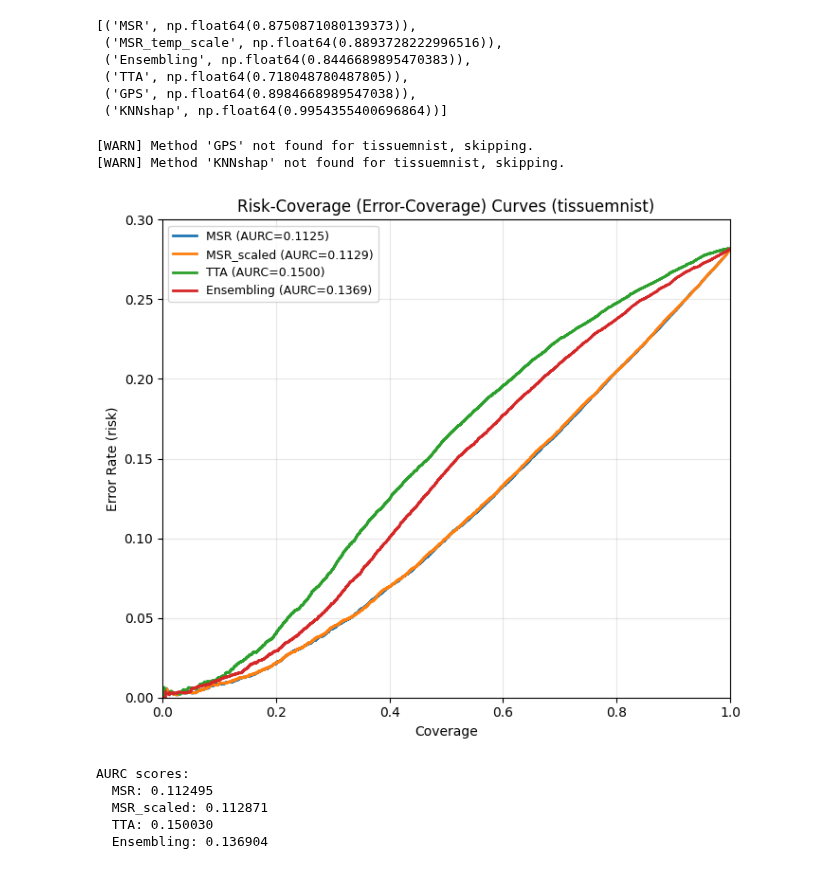
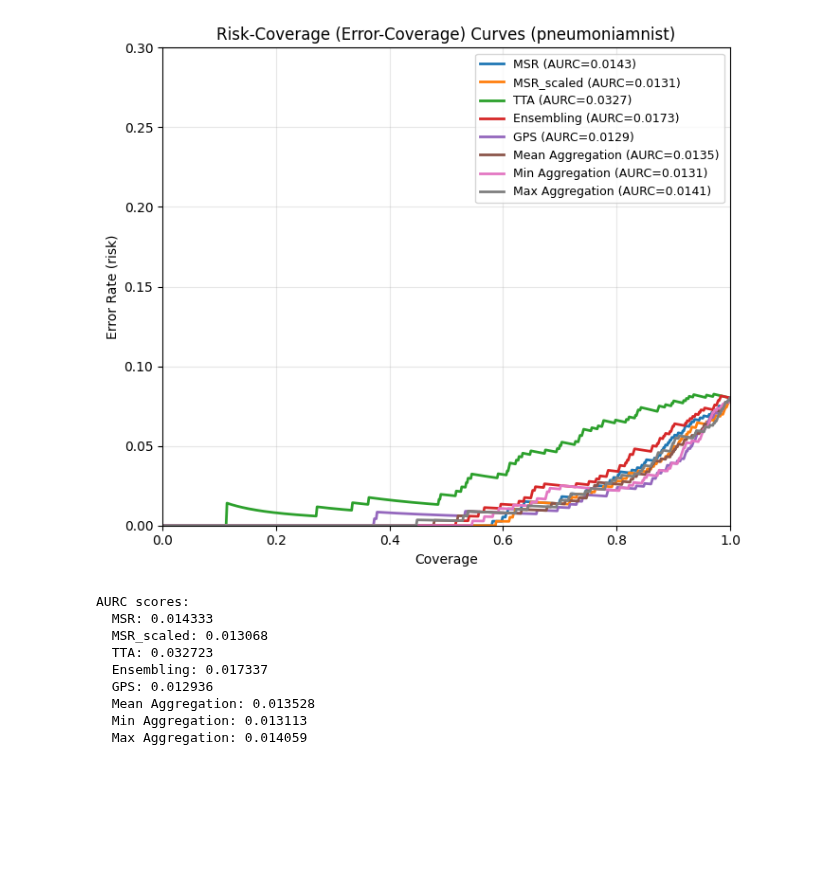
Before and after one commit to pstnmz/FailCatcher, a Jupyter notebook: medMNIST/visualize_results_and_combination.ipynb, the cells around one changed output. Cells and saved outputs as stored; diff of their text form; code cells hidden in the pictures; blank space fills up the shorter version.

Commit message:
add aggregation results

```diff
--- a/medMNIST/visualize_results_and_combination.ipynb
+++ b/medMNIST/visualize_results_and_combination.ipynb
@@ -32,9 +38,0 @@ with open('/mnt/data/psteinmetz/computer_vision_code/code/UQ_Toolbox/medMNIST/me
-# %%
-results['pneumoniamnist']['aucs_UQ']
-# %% [output]
-[('MSR', np.float64(0.8750871080139373)),
- ('MSR_temp_scale', np.float64(0.8893728222996516)),
- ('Ensembling', np.float64(0.8446689895470383)),
- ('TTA', np.float64(0.718048780487805)),
- ('GPS', np.float64(0.8984668989547038)),
- ('KNNshap', np.float64(0.9954355400696864))]
@@ -41 +62,20 @@ results['pneumoniamnist']['aucs_UQ']
+# %%
+def compute_aurc(uq_values, success_labels):
+    """
+    uq_values: iterable of uncertainty scores (lower = more confident)
+    success_labels: list/array of 0/1 (1 = correct prediction)
+    """
+    v = torch.tensor(uq_values, dtype=torch.float32)
+    lab = torch.tensor(success_labels, dtype=torch.float32)
+    if len(v) != len(lab) or len(v) == 0:
+        return math.nan
+    order = torch.argsort(v, descending=False)
+    ordered_lab = lab[order]
+    k = torch.arange(1, len(v)+1, dtype=torch.float32)
+    cum_correct = torch.cumsum(ordered_lab, dim=0)
+    accuracy_prefix = cum_correct / k
+    risk = 1.0 - accuracy_prefix  # error rate among retained
+    coverage = k / len(v)
+    aurc = torch.trapz(risk, coverage).item()
+    return aurc
 # %%
@@ -62,11 +84,26 @@ for ds_name, ds_scores in scores.items():
 # %%
-flag = 'tissuemnist'   # change if needed
+flag = 'pneumoniamnist'   # change if needed
 
-methods_to_plot = ['MSR', 'MSR_temp_scale', 'TTA', 'GPS', 'KNNshap', 'Ensembling']
+# Include aggregation curves (mean/min/max)
+methods_to_plot = ['MSR', 'MSR_temp_scale', 'TTA', 'Ensembling', 'GPS', #'KNNshap',
+                   'Mean Aggregation', 'Min Aggregation', 'Max Aggregation']
 display_name = {'MSR_temp_scale': 'MSR_scaled'}
 
 uq_metrics_list = dict(results[flag]['uq_metrics'])
+
+if flag not in success_failure_dict:
+    raise KeyError(f"'{flag}' not found in success_failure_dict. Available keys: {list(success_failure_dict.keys())}")
+
 labels_tensor = torch.tensor(success_failure_dict[flag], dtype=torch.int64)  # 1=correct, 0=incorrect
+
+# Build aggregation vectors for this dataset (over selected base methods)
+base_for_agg = ['MSR_temp_scale', 'Ensembling', 'GPS']#, 'KNNshap']
+cols = [np.asarray(uq_metrics_list[m], dtype=float) for m in base_for_agg if m in uq_metrics_list]
+if len(cols) >= 2:
+    mat = np.column_stack(cols)
+    uq_metrics_list['Mean Aggregation'] = uq.standardize_and_ensemble(mat, 'mean')
+    uq_metrics_list['Min Aggregation']  = uq.standardize_and_ensemble(mat, 'min')
+    uq_metrics_list['Max Aggregation']  = uq.standardize_and_ensemble(mat, 'max')
 
 aurc_summary = {}
 fig, ax = plt.subplots(figsize=(7,6))
@@ -77,43 +114,43 @@ for m in methods_to_plot:
         continue
 
     vals = torch.tensor(uq_metrics_list[m], dtype=torch.float32)
 
-
-
-    # Manual fallback:
     # Sort by uncertainty ascending (most confident first)
     order = torch.argsort(vals, descending=False)
     ordered_labels = labels_tensor[order].float()  # 1=correct
     k = torch.arange(1, len(vals)+1, dtype=torch.float32)
     cum_correct = torch.cumsum(ordered_labels, dim=0)
     coverage = k / len(vals)
     accuracy_prefix = cum_correct / k
     error_rate = 1.0 - accuracy_prefix  # error rate among retained samples
-    #Trapezoidal approximation of AURC
-    aurc = torch.trapz(error_rate, coverage).item()
+
+    # AURC via the shared helper
+    aurc = compute_aurc(vals, labels_tensor.tolist())
     aurc_summary[m] = aurc
     ax.plot(coverage.numpy(), error_rate.numpy(),
             label=f"{display_name.get(m,m)} (AURC={aurc:.4f})", linewidth=2)
 
 ax.set_xlabel('Coverage')
 ax.set_ylabel('Error Rate (risk)')
 ax.set_title(f'Risk-Coverage (Error-Coverage) Curves ({flag})')
 ax.set_xlim(0,1)
 ax.set_ylim(0,0.3)
 ax.grid(True, alpha=0.3)
 ax.legend(fontsize=9)
 plt.tight_layout()
 plt.show()
 
 print("AURC scores:")
 for k, v in aurc_summary.items():
     print(f"  {display_name.get(k,k)}: {v:.6f}")
 # %% [output]
+[figure, new version]
-[WARN] Method 'GPS' not found for tissuemnist, skipping.
-[WARN] Method 'KNNshap' not found for tissuemnist, skipping.
+AURC scores:
+  MSR: 0.014333
+  MSR_scaled: 0.013068
+  TTA: 0.032723
+  Ensembling: 0.017337
+  GPS: 0.012936
+  Mean Aggregation: 0.013528
+  Min Aggregation: 0.013113
+  Max Aggregation: 0.014059
-[figure, old version]
-AURC scores:
-  MSR: 0.112495
-  MSR_scaled: 0.112871
-  TTA: 0.150030
-  Ensembling: 0.136904
```
Also changed, not shown: parts of 21 cells of this notebook.
